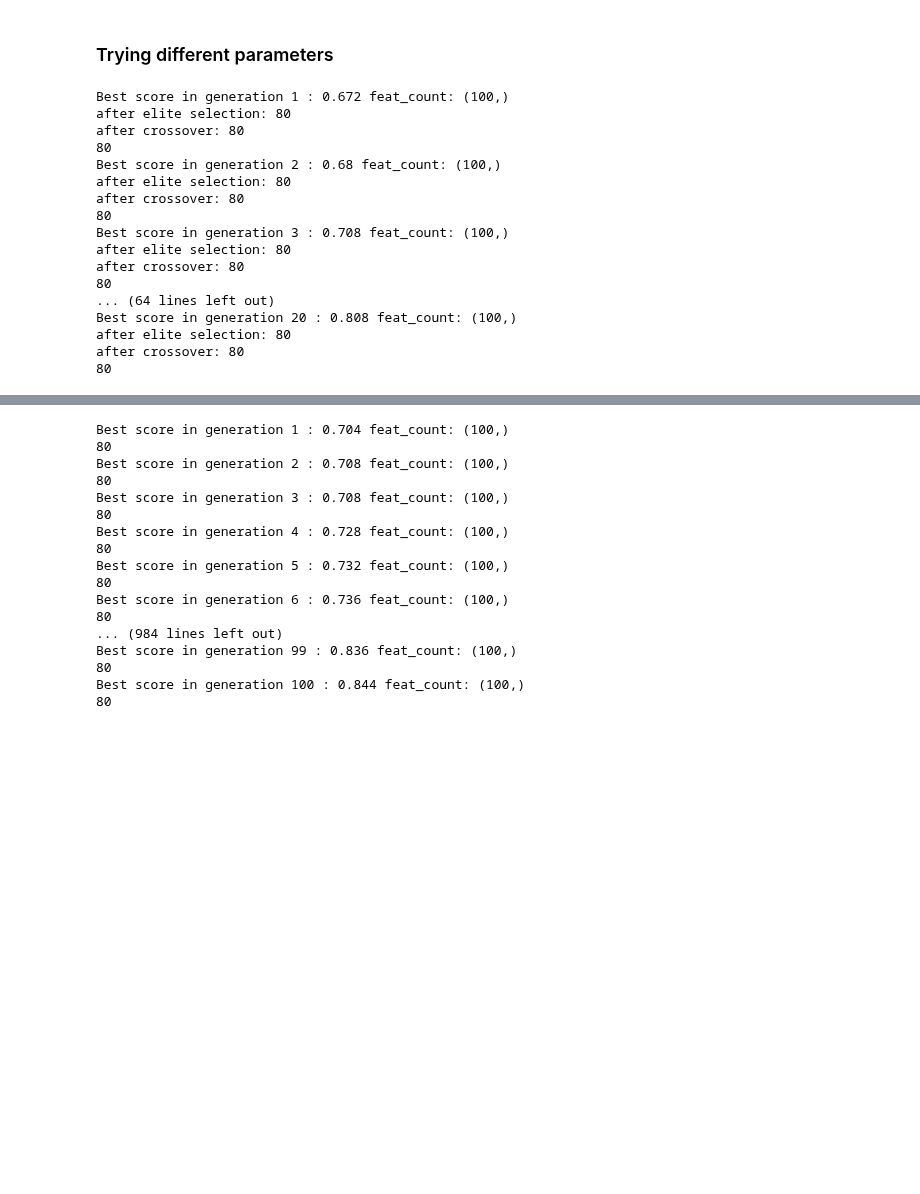
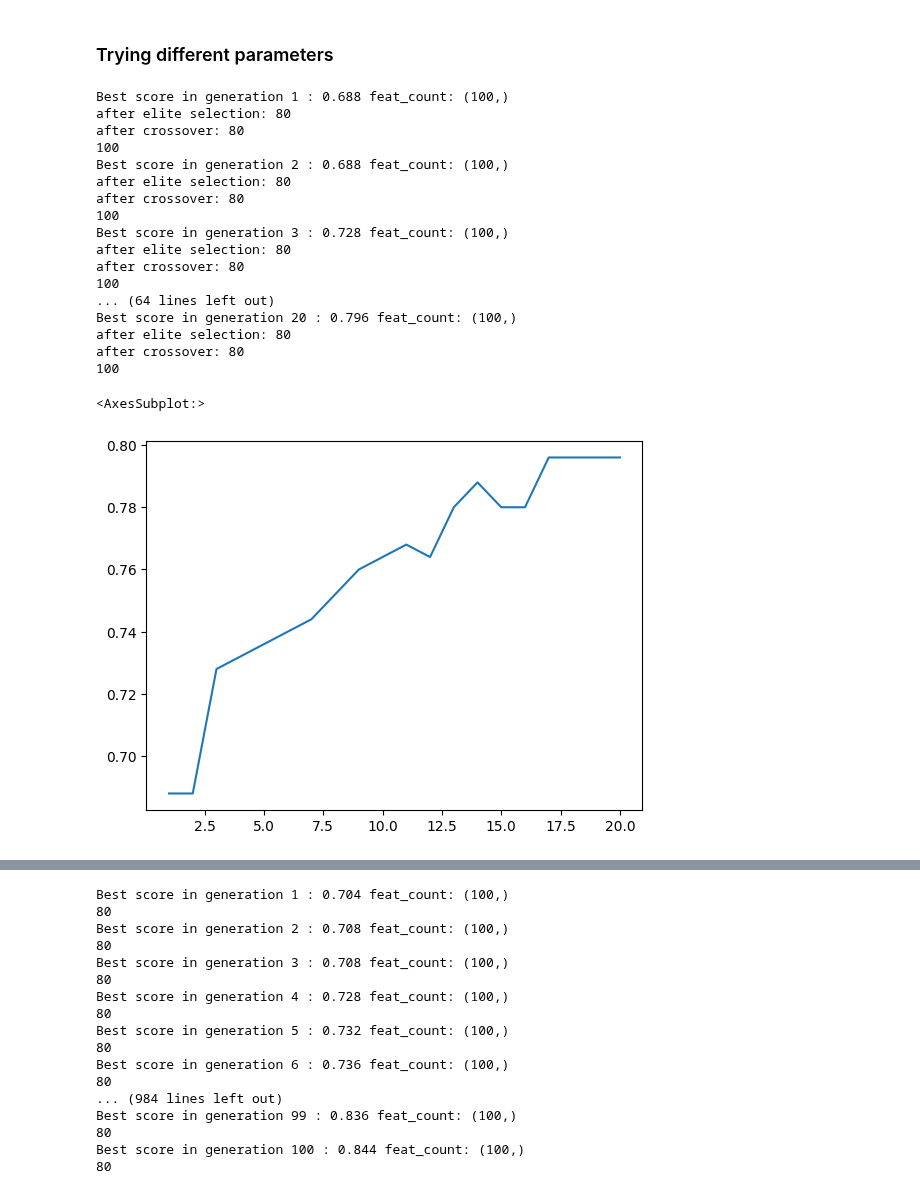
Before and after one commit to devasenan134/GA-SC, a Jupyter notebook: KBGA/n_run_KBGA_with_es50.ipynb, the cells around one changed output, grey strips where cells are left out. Cells and saved outputs as stored; diff of their text form; code cells hidden in the pictures; blank space fills up the shorter version.

```diff
--- a/KBGA/n_run_KBGA_with_es50.ipynb
+++ b/KBGA/n_run_KBGA_with_es50.ipynb
@@ -381,7 +380,7 @@ def bit_flip_mutation1(pop_after_cross, mutation_rate1, mutation_rate2, features
         mid -= 1
 
     _, pop_next_gen = fitness_score(pop_next_gen)
-    return pop_next_gen[:n_parents]
+    return pop_next_gen[:n_parents+20]
 # %%
 def population_selection1(pop_after_fit, n_parents):
     # !!!!!!!!!!!!!!!!!!!!!!!!!!!!!!!!!!!!!!!!!
@@ -612,25 +611,28 @@ chromo_set_1, score_set_1 = evolution(
 )
 et = time.time()
 # %% [output]
-Best score in generation 1 : 0.672 feat_count: (100,)
+Best score in generation 1 : 0.688 feat_count: (100,)
 after elite selection: 80
 after crossover: 80
-80
-Best score in generation 2 : 0.68 feat_count: (100,)
+100
+Best score in generation 2 : 0.688 feat_count: (100,)
 after elite selection: 80
 after crossover: 80
-80
-Best score in generation 3 : 0.708 feat_count: (100,)
+100
+Best score in generation 3 : 0.728 feat_count: (100,)
 after elite selection: 80
 after crossover: 80
-80
+100
 ... (64 lines left out)
-Best score in generation 20 : 0.808 feat_count: (100,)
+Best score in generation 20 : 0.796 feat_count: (100,)
 after elite selection: 80
 after crossover: 80
-80
+100
 # %%
-sns.lineplot(x=list(range(1, 101)), y=score_set_1)
+sns.lineplot(x=list(range(1, 21)), y=score_set_1)
+# %% [output]
+<AxesSubplot:>
+[figure, added]
 # %% [markdown]
 ![image.png](attachment:image.png)
 
```
Also changed, not shown: parts of 2 cells of this notebook, 1 other file.
